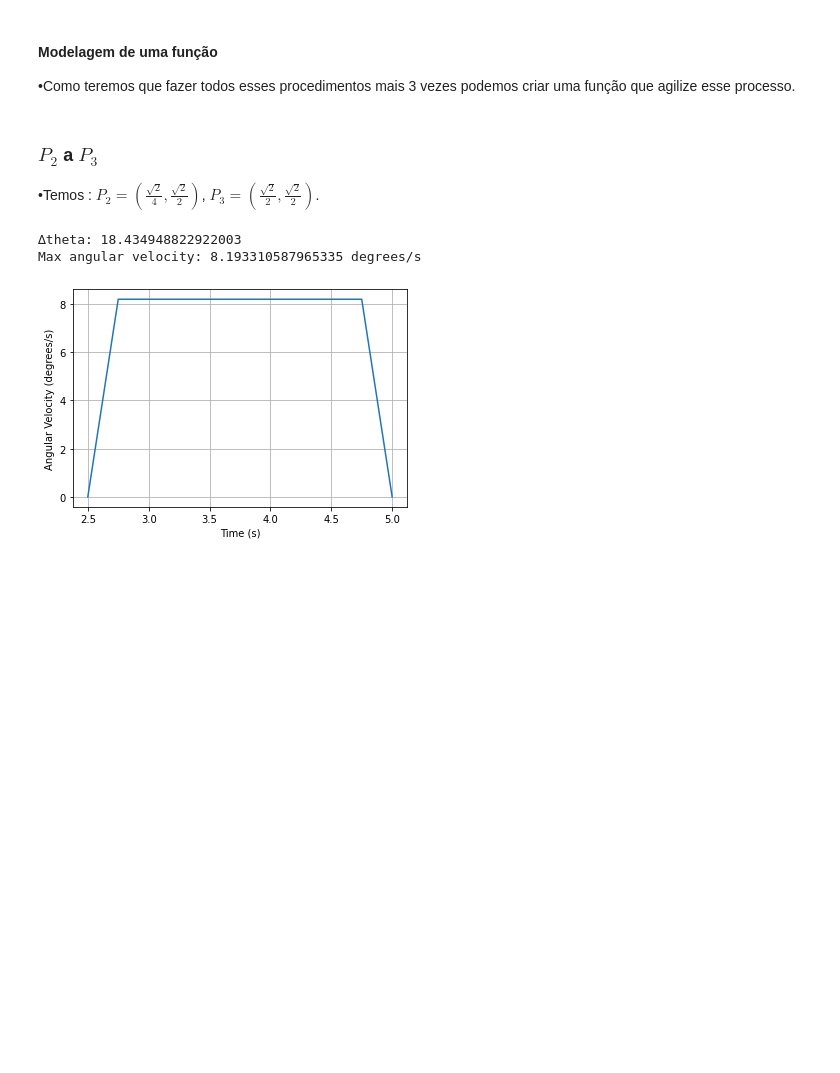
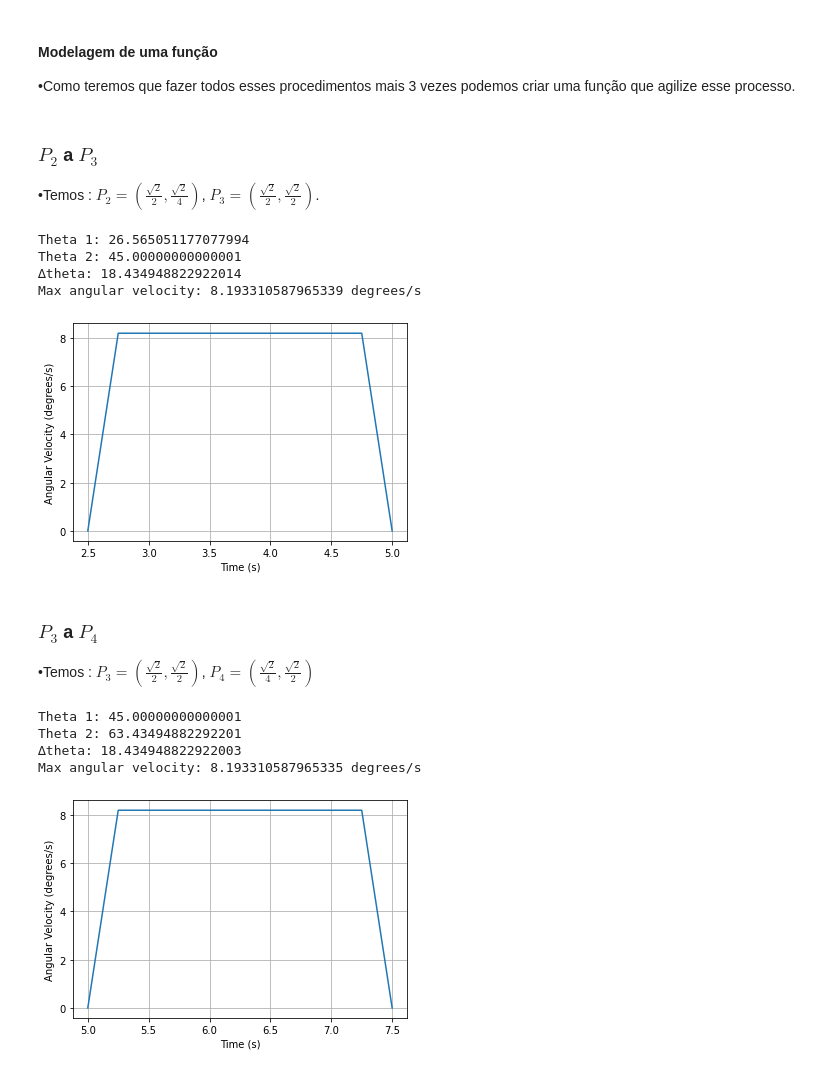
Before and after one commit to Pedro4064/ES101, a Jupyter notebook: ES101 - Robotic Arm/Braço Robótico.ipynb, the cells around one changed output. Cells and saved outputs as stored; diff of their text form; code cells hidden in the pictures; blank space fills up the shorter version.

Commit message:
Calculated all the trapezoidal profiles

```diff
--- a/ES101 - Robotic Arm/Braço Robótico.ipynb
+++ b/ES101 - Robotic Arm/Braço Robótico.ipynb
@@ -472,13 +474,17 @@ Delta S: 290.5666867610836
 # %%
 def trapezoidal_profile(point_i, point_f, time_interval):
 
+    garra = robot.robotic_arm()
     # Create the vectors from points
-    v_1 = garra.origin_point.vector_from_points(p_1)
-    v_2 = garra.origin_point.vector_from_points(p_2)
+    v_1 = garra.origin_point.vector_from_points(point_i)
+    v_2 = garra.origin_point.vector_from_points(point_f)
 
     # Get the angles between them
     theta_1 = v_1.angle()
     theta_2 = v_2.angle()
+
+    print('Theta 1:',theta_1)
+    print('Theta 2:',theta_2)
 
     # Calculate the Delta
     delta = theta_2 - theta_1
@@ -500,14 +506,33 @@ def trapezoidal_profile(point_i, point_f, time_interval):
 ### $P_2$ a $P_3$
 
 •Temos :
-    $P_{2} = (\frac{\sqrt{2}}{4},\frac{\sqrt{2}}{2})$, $P_{3} = (\frac{\sqrt{2}}{2},\frac{\sqrt{2}}{2})$.
+    $P_{2} = (\frac{\sqrt{2}}{2},\frac{\sqrt{2}}{4})$, $P_{3} = (\frac{\sqrt{2}}{2},\frac{\sqrt{2}}{2})$.
 # %%
-p_2 = vectors.point(1000*(math.sqrt(2)/4), 1000*(math.sqrt(2)/2))
+p_2 = vectors.point(1000*(math.sqrt(2)/2), 1000*(math.sqrt(2)/4))
 p_3 = vectors.point(1000*(math.sqrt(2)/2), 1000*(math.sqrt(2)/2))
 
 time = [2.5, 2.75, 4.75, 5]
-trapezoidal_profile(p_1, p_2, time)
+trapezoidal_profile(p_2, p_3, time)
 # %% [output]
-∆theta: 18.434948822922003
-Max angular velocity: 8.193310587965335 degrees/s
+Theta 1: 26.565051177077994
+Theta 2: 45.00000000000001
+∆theta: 18.434948822922014
+Max angular velocity: 8.193310587965339 degrees/s
 [figure]
+# %% [markdown]
+### $P_3$ a $P_4$
+
+•Temos :
+    $P_{3} = (\frac{\sqrt{2}}{2},\frac{\sqrt{2}}{2})$, $P_{4} = (\frac{\sqrt{2}}{4},\frac{\sqrt{2}}{2})$
+# %%
+p_3 = vectors.point(1000*(math.sqrt(2)/2), 1000*(math.sqrt(2)/2))
+p_4 = vectors.point(1000*(math.sqrt(2)/4), 1000*(math.sqrt(2)/2))
+
+time = [5, 5.25, 7.25, 7.5]
+trapezoidal_profile(p_3, p_4, time)
+# %% [output]
+Theta 1: 45.00000000000001
+Theta 2: 63.43494882292201
+∆theta: 18.434948822922003
+Max angular velocity: 8.193310587965335 degrees/s
+[figure, added]
```
Also changed, not shown: parts of 4 cells of this notebook.
